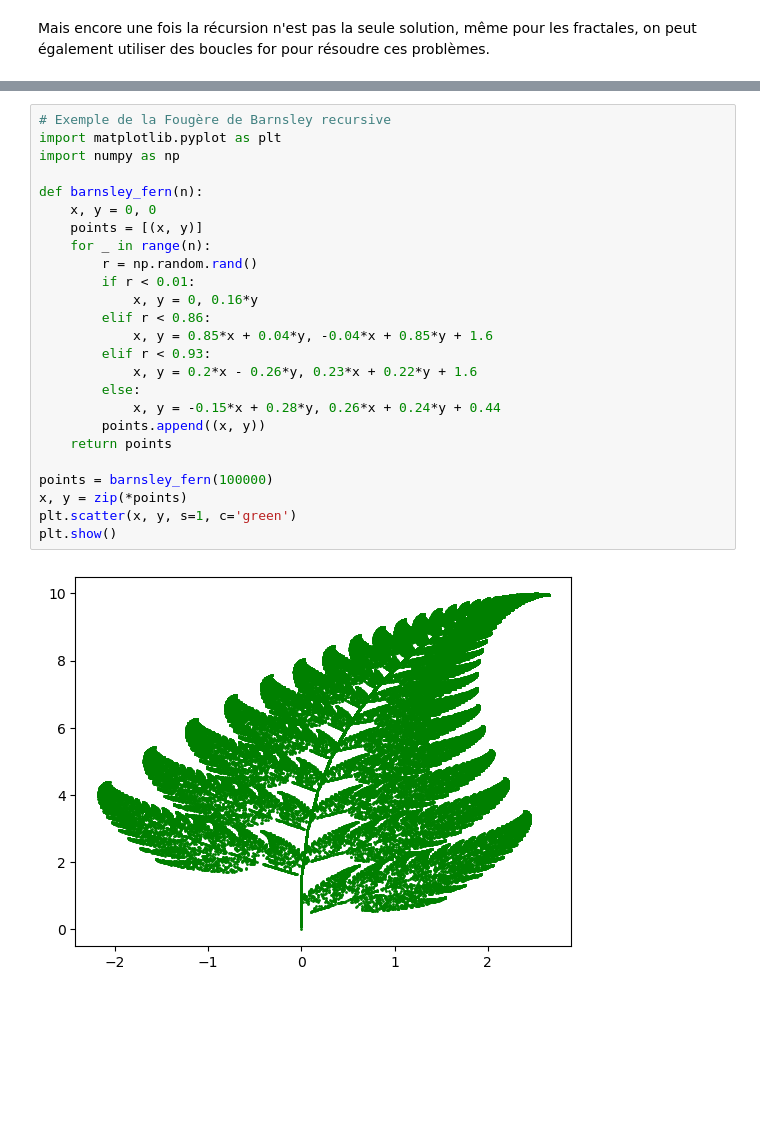
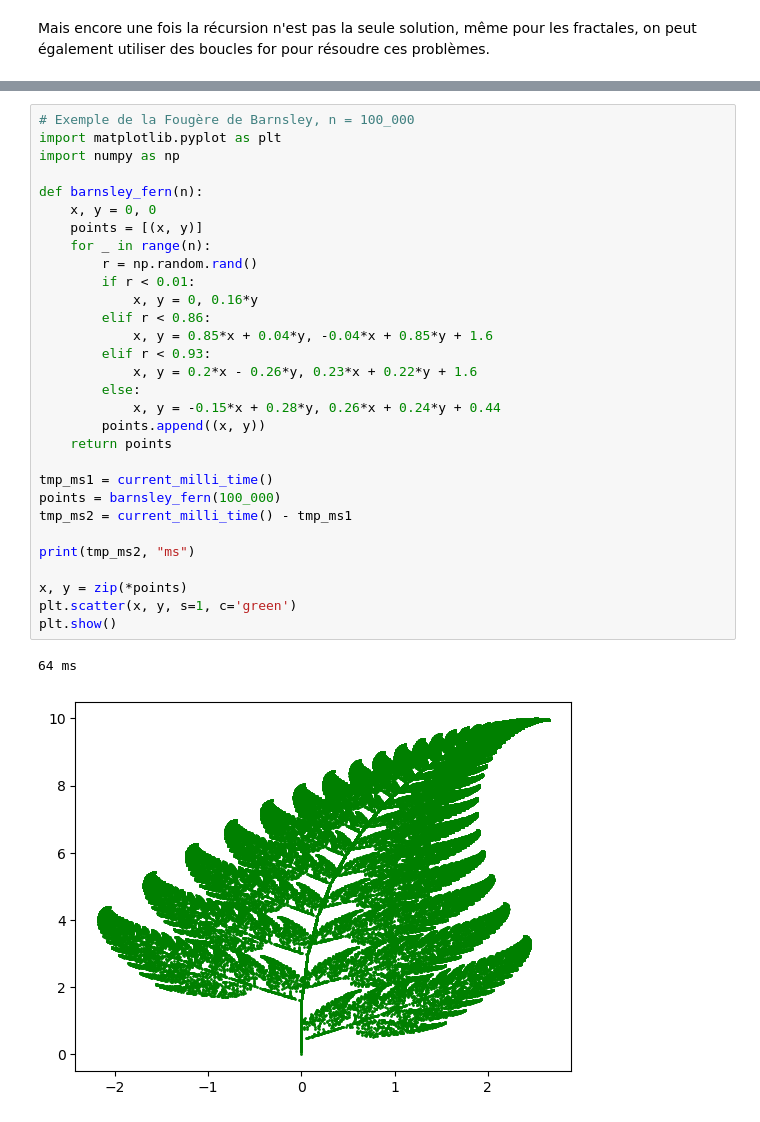
Before and after one commit to WillHCode/HEH-Help, a Jupyter notebook: sample.ipynb, the cells around one changed output, grey strips where cells are left out. Saved outputs shown, nothing was run; the diff lists cells and outputs as text; blank space fills up the shorter version.

Commit message:
Fougère récursive

```diff
--- a/sample.ipynb
+++ b/sample.ipynb
@@ -435,27 +454,33 @@ La fougère de Barnsley est une fractale qui ressemble à une fougère. Elle est
 # %%
-# Exemple de la Fougère de Barnsley recursive
+# Exemple de la Fougère de Barnsley, n = 100_000
 import matplotlib.pyplot as plt
 import numpy as np
 
 def barnsley_fern(n):
     x, y = 0, 0
     points = [(x, y)]
     for _ in range(n):
         r = np.random.rand()
         if r < 0.01:
             x, y = 0, 0.16*y
         elif r < 0.86:
             x, y = 0.85*x + 0.04*y, -0.04*x + 0.85*y + 1.6
         elif r < 0.93:
             x, y = 0.2*x - 0.26*y, 0.23*x + 0.22*y + 1.6
         else:
             x, y = -0.15*x + 0.28*y, 0.26*x + 0.24*y + 0.44
         points.append((x, y))
     return points
 
-points = barnsley_fern(100000)
+tmp_ms1 = current_milli_time()
+points = barnsley_fern(100_000)
+tmp_ms2 = current_milli_time() - tmp_ms1
+
+print(tmp_ms2, "ms")
+
 x, y = zip(*points)
 plt.scatter(x, y, s=1, c='green')
 plt.show()
 # %% [output]
+64 ms
-[figure, old version]
+[figure, new version]
```
Also changed, not shown: parts of 7 cells of this notebook.
